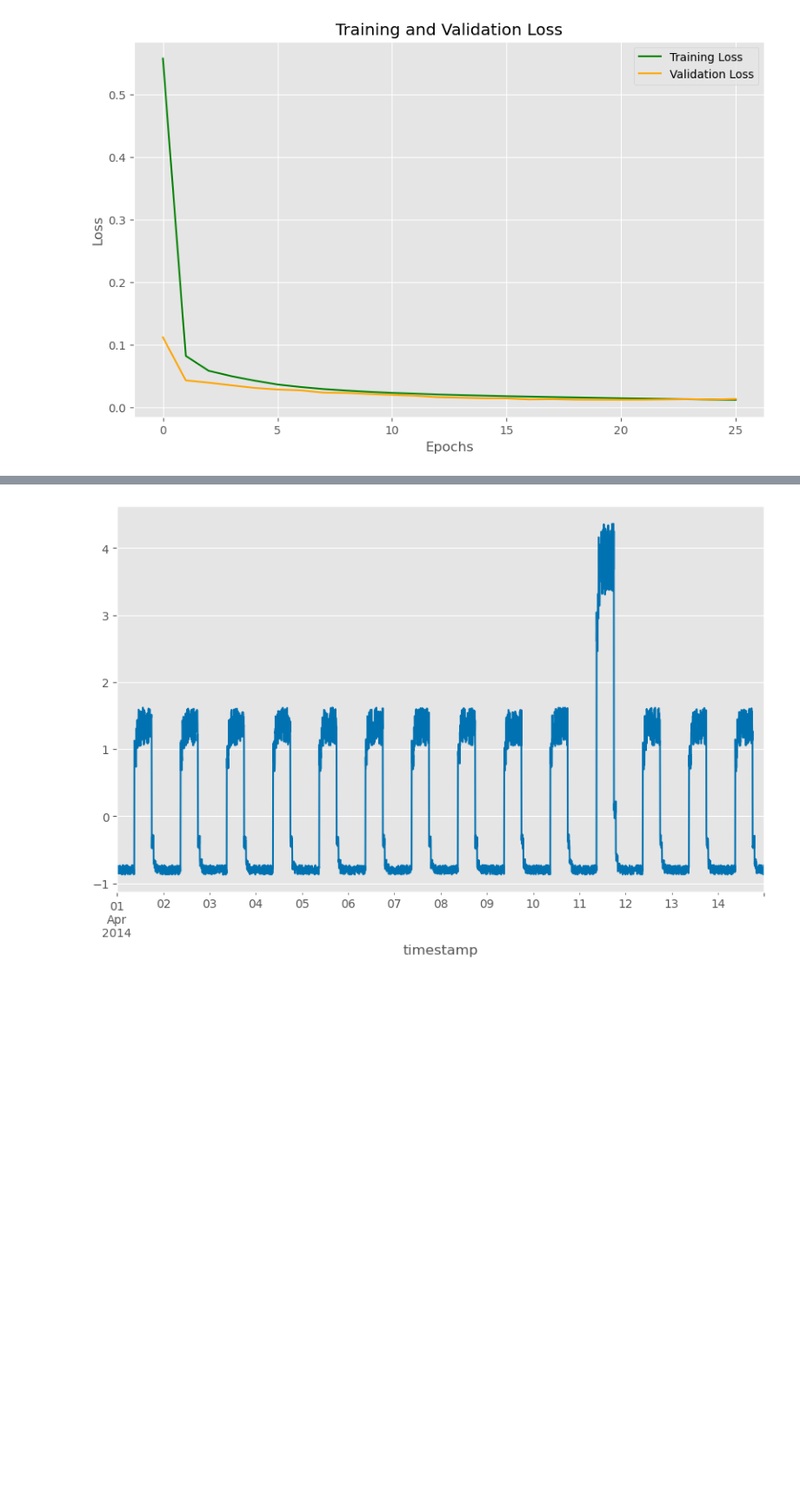
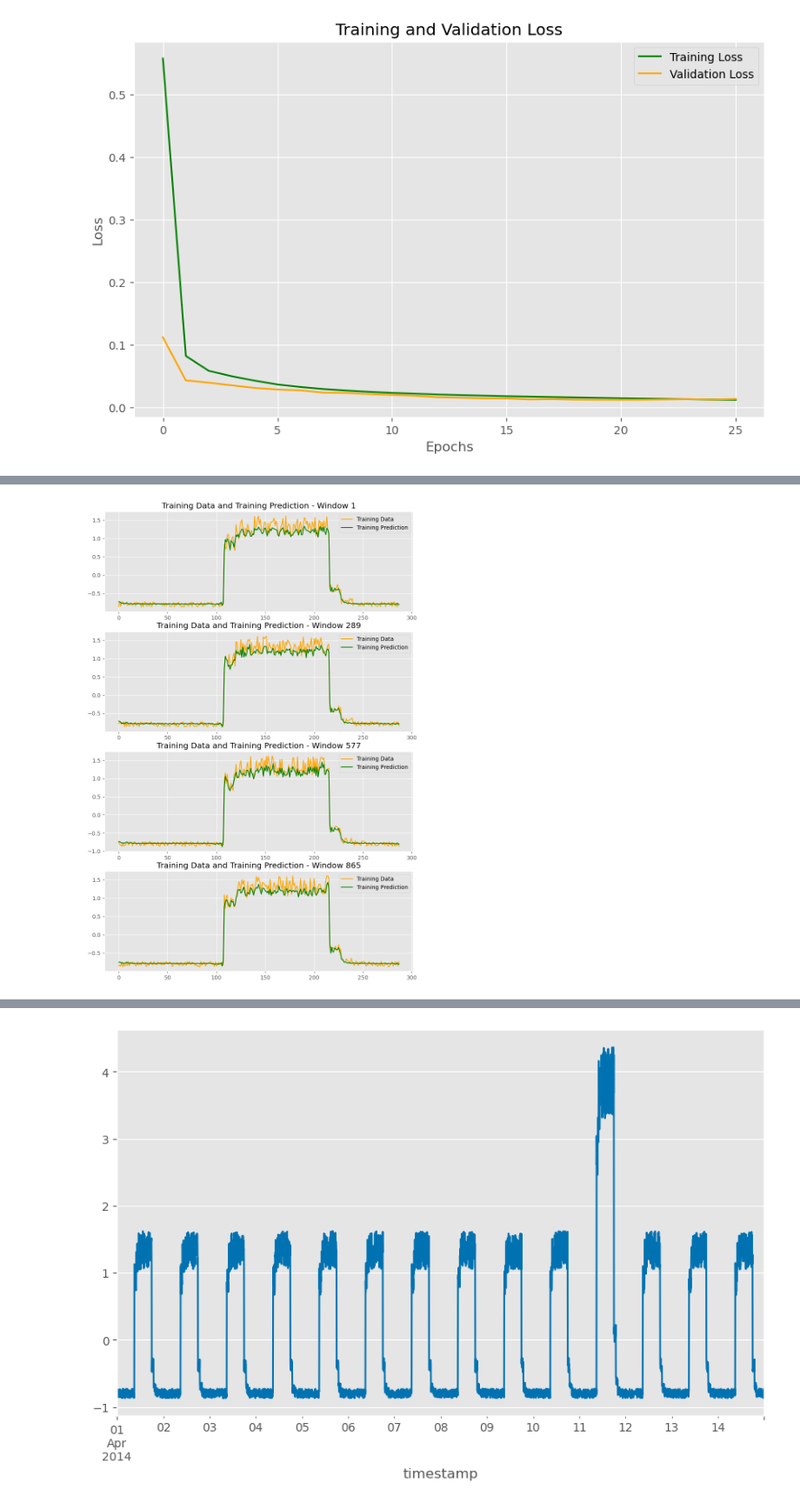
Before and after one commit to Sam-Tracey/ML-Stats-Assessment, a Jupyter notebook: anomaly-detection.ipynb, the cells around one changed output, grey strips where cells are left out. Shown at 87% size. Drawn from its saved outputs; the diff is of its cells as text; code cells hidden in the pictures; blank space fills up the shorter version.

```diff
--- a/anomaly-detection.ipynb
+++ b/anomaly-detection.ipynb
@@ -1138,0 +1149,42 @@ ValueError: x and y can be no greater than 2D, but have shapes (3745,) and (3745
+# %%
+# Plot windows 1, 289, 577, 865 in subplots of 4 rows and 1 column.
+# This will give us an idea of the first four consecutive "signals" for the dataset.
+fig, axs = plt.subplots(4, 1, figsize=(10, 15))
+
+# Plot the first window of the training data.
+axs[0].plot(x_train[0], color="orange", label="Training Data")
+# Plot the first window of the training data predictions.
+axs[0].plot(x_train_pred[0], color="green", label="Training Prediction")
+# Add a legend.
+axs[0].legend()
+# Add a title.
+axs[0].set_title("Training Data and Training Prediction - Window 1")
+
+# Plot the 289th window of the training data.
+axs[1].plot(x_train[288], color="orange", label="Training Data")
+# Plot the 289th window of the training data predictions.
+axs[1].plot(x_train_pred[288], color="green", label="Training Prediction")
+# Add a legend.
+axs[1].legend()
+# Add a title.
+axs[1].set_title("Training Data and Training Prediction - Window 289")
+
+# Plot the 577th window of the training data.
+axs[2].plot(x_train[576], color="orange", label="Training Data")
+# Plot the 577th window of the training data predictions.
+axs[2].plot(x_train_pred[576], color="green", label="Training Prediction")
+# Add a legend.
+axs[2].legend()
+# Add a title.
+axs[2].set_title("Training Data and Training Prediction - Window 577")
+
+# Plot the 865th window of the training data.
+axs[3].plot(x_train[864], color="orange", label="Training Data")
+# Plot the 865th window of the training data predictions.
+axs[3].plot(x_train_pred[864], color="green", label="Training Prediction")
+# Add a legend.
+axs[3].legend()
+# Add a title.
+axs[3].set_title("Training Data and Training Prediction - Window 865");
+# %% [output]
+[figure, added]
```
Also changed, not shown: parts of 9 cells of this notebook.
